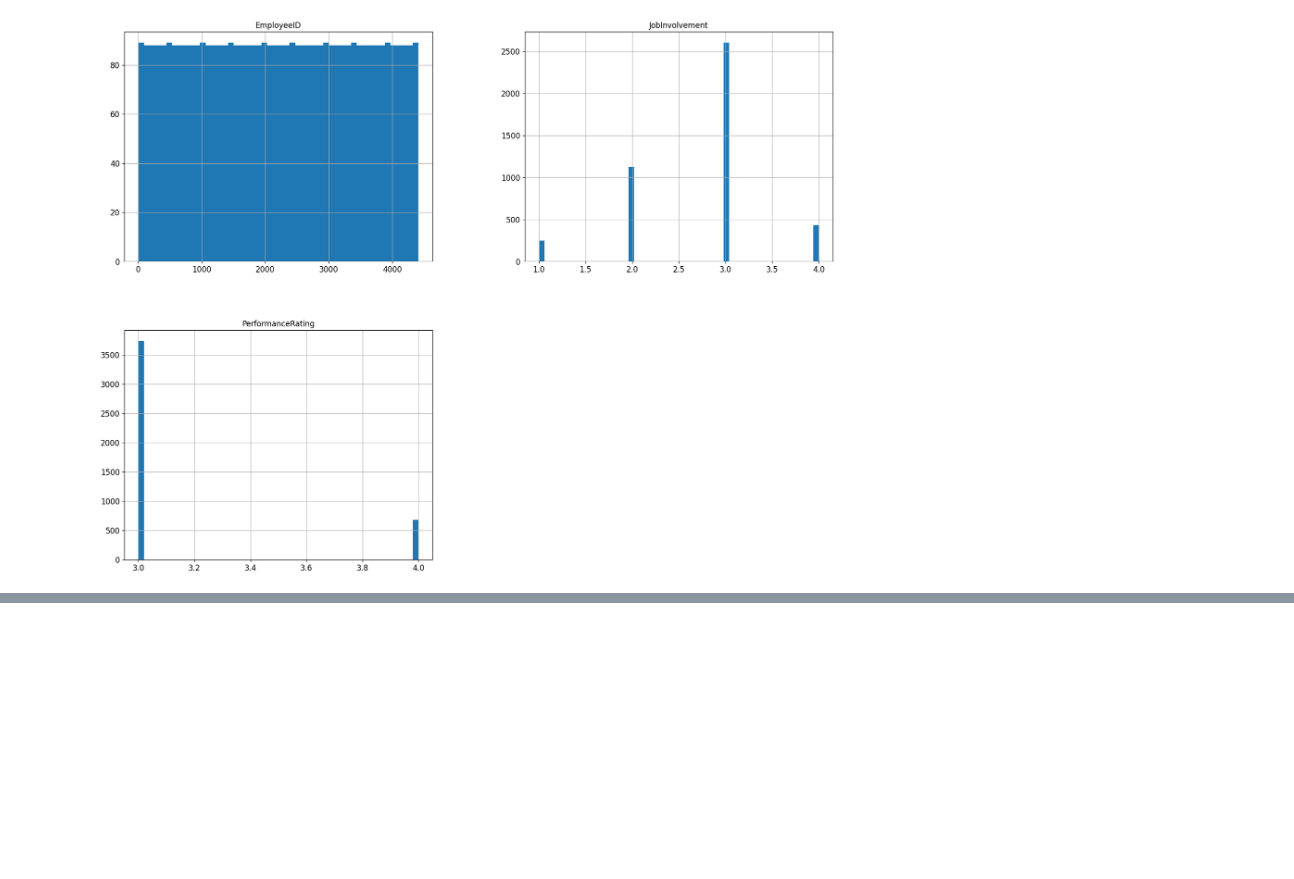
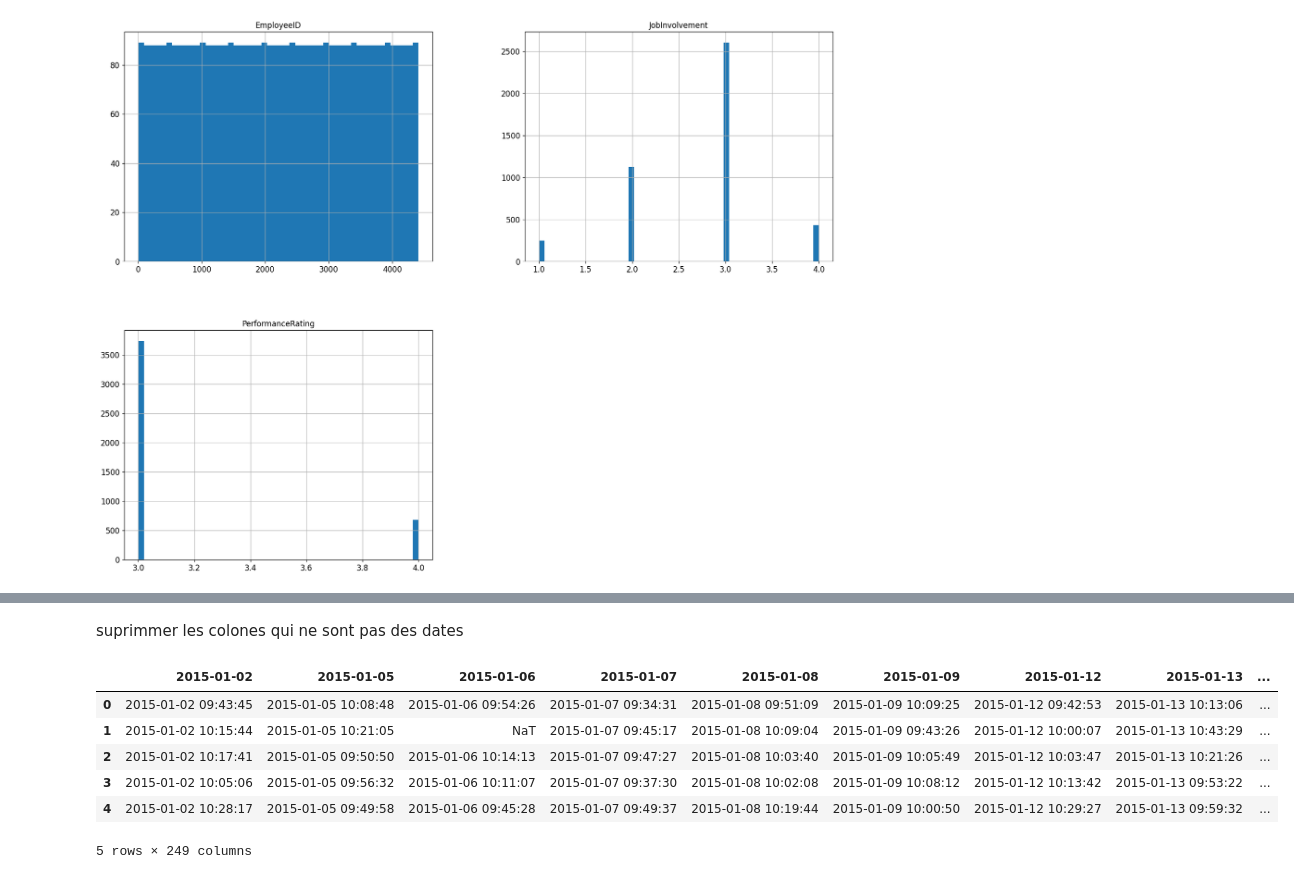
Before and after one commit to AnatholyB1/AI_A4, a Jupyter notebook: data_transformation.ipynb, the cells around one changed output, grey strips where cells are left out. Cells and saved outputs as stored; diff of their text form; code cells hidden in the pictures; blank space fills up the shorter version.

```diff
--- a/data_transformation.ipynb
+++ b/data_transformation.ipynb
@@ -105,0 +166,53 @@ plt.show()
+# %% [markdown]
+suprimmer les colones qui ne sont pas des dates
+# %%
+cols_to_drop = in_time.filter(regex='-day$').columns
+in_time = in_time.drop(cols_to_drop, axis=1)
+cols_to_drop = in_time.filter(regex='-month$').columns
+in_time = in_time.drop(cols_to_drop, axis=1)
+cols_to_drop = in_time.filter(regex='-year$').columns
+in_time = in_time.drop(cols_to_drop, axis=1)
+
+
+first_column = in_time.columns[0]
+in_time = in_time.drop([first_column], axis=1)
+# Supprimer les colonnes où toutes les valeurs sont NaT
+in_time = in_time.dropna(axis=1, how='all')
+
+cols_to_drop = out_time.filter(regex='-day$').columns
+out_time = out_time.drop(cols_to_drop, axis=1)
+cols_to_drop = out_time.filter(regex='-month$').columns
+out_time = out_time.drop(cols_to_drop, axis=1)
+cols_to_drop = out_time.filter(regex='-year$').columns
+out_time = out_time.drop(cols_to_drop, axis=1)
+
+
+first_column = out_time.columns[0]
+out_time = out_time.drop([first_column], axis=1)
+
+# Supprimer les colonnes où toutes les valeurs sont NaT
+out_time = out_time.dropna(axis=1, how='all')
+
+
+
+# Assumons que 'in_time' et 'out_time' ont les mêmes index et les mêmes colonnes
+for column in in_time.columns:
+    # Trouver où les valeurs sont manquantes
+    in_time_nan = in_time[column].isna()
+    out_time_nan = out_time[column].isna()
+
+    # Si 'in_time' est manquant, ajouter 8 heures à 'out_time'
+    out_time.loc[in_time_nan, column] = out_time.loc[in_time_nan, column] - pd.Timedelta(hours=8)
+
+    # Si 'out_time' est manquant, soustraire 8 heures à 'in_time'
+    in_time.loc[out_time_nan, column] = in_time.loc[out_time_nan, column] + pd.Timedelta(hours=8)
+# %%
+in_time.head()
+# %% [output]
+|  | 2015-01-02 | 2015-01-05 | 2015-01-06 | 2015-01-07 | 2015-01-08 | 2015-01-09 | 2015-01-12 | 2015-01-13 | ... |
+| 0 | 2015-01-02 09:43:45 | 2015-01-05 10:08:48 | 2015-01-06 09:54:26 | 2015-01-07 09:34:31 | 2015-01-08 09:51:09 | 2015-01-09 10:09:25 | 2015-01-12 09:42:53 | 2015-01-13 10:13:06 | ... |
+| 1 | 2015-01-02 10:15:44 | 2015-01-05 10:21:05 | NaT | 2015-01-07 09:45:17 | 2015-01-08 10:09:04 | 2015-01-09 09:43:26 | 2015-01-12 10:00:07 | 2015-01-13 10:43:29 | ... |
+| 2 | 2015-01-02 10:17:41 | 2015-01-05 09:50:50 | 2015-01-06 10:14:13 | 2015-01-07 09:47:27 | 2015-01-08 10:03:40 | 2015-01-09 10:05:49 | 2015-01-12 10:03:47 | 2015-01-13 10:21:26 | ... |
+| 3 | 2015-01-02 10:05:06 | 2015-01-05 09:56:32 | 2015-01-06 10:11:07 | 2015-01-07 09:37:30 | 2015-01-08 10:02:08 | 2015-01-09 10:08:12 | 2015-01-12 10:13:42 | 2015-01-13 09:53:22 | ... |
+| 4 | 2015-01-02 10:28:17 | 2015-01-05 09:49:58 | 2015-01-06 09:45:28 | 2015-01-07 09:49:37 | 2015-01-08 10:19:44 | 2015-01-09 10:00:50 | 2015-01-12 10:29:27 | 2015-01-13 09:59:32 | ... |
+5 rows × 249 columns
```
Also changed, not shown: parts of 5 cells of this notebook.
